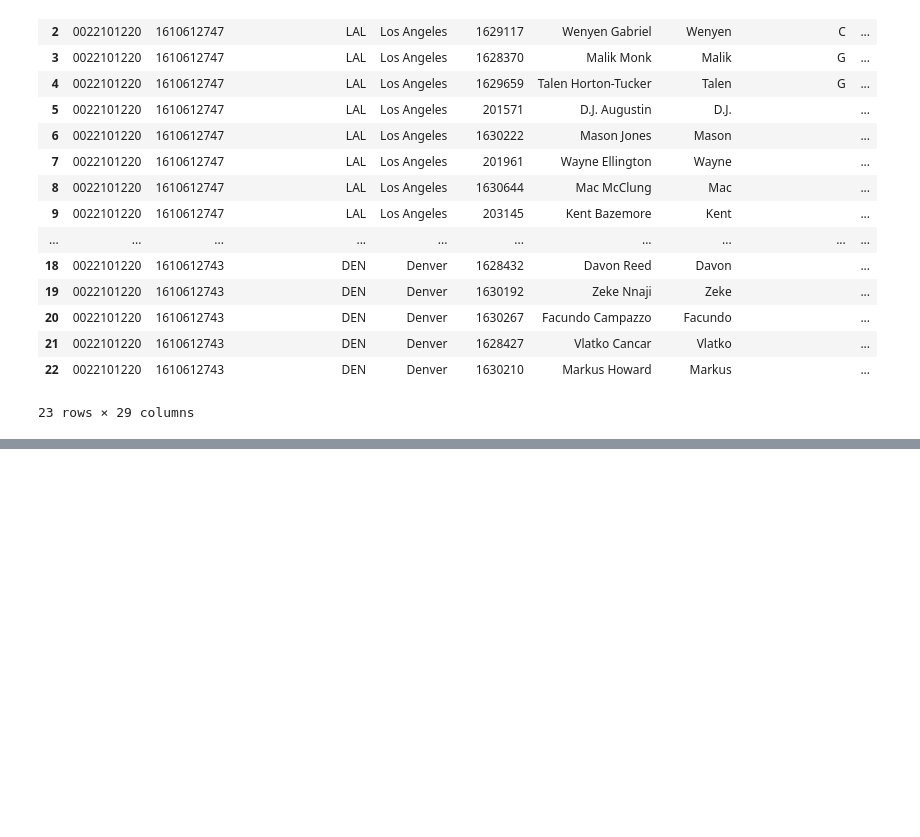
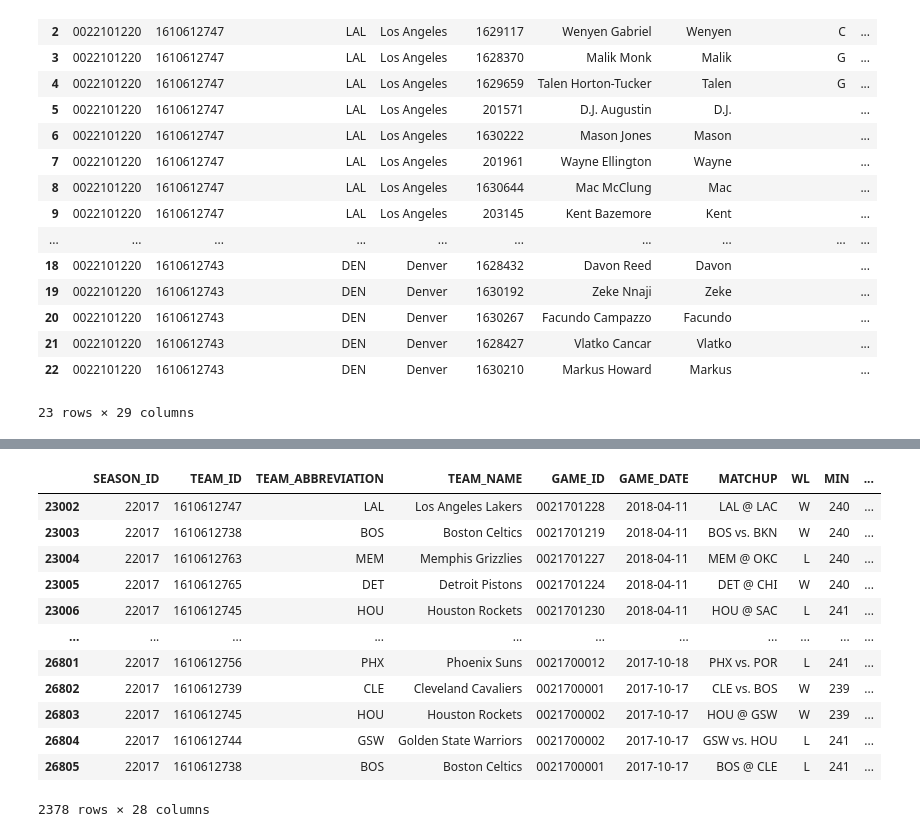
Before and after one commit to anacrusis24/NBA, a Jupyter notebook: analysis/get_data.ipynb, the cells around one changed output, grey strips where cells are left out. Saved outputs shown, nothing was run; the diff lists cells and outputs as text; code cells hidden in the pictures; blank space fills up the shorter version.

```diff
--- a/analysis/get_data.ipynb
+++ b/analysis/get_data.ipynb
@@ -17 +47,3 @@ box = boxscoretraditionalv2.BoxScoreTraditionalV2(game_id = '0022101220')
+# %%
+season_2017 = games_df[(games_df.GAME_DATE >= '2017-10-17') & (games_df.GAME_DATE <= '2018-04-11')]
 # %%
@@ -47,0 +90,16 @@ Index(['GAME_ID', 'TEAM_ID', 'TEAM_ABBREVIATION', 'TEAM_CITY', 'PLAYER_ID',
+# %%
+season_2017
+# %% [output]
+|  | SEASON_ID | TEAM_ID | TEAM_ABBREVIATION | TEAM_NAME | GAME_ID | GAME_DATE | MATCHUP | WL | MIN | ... |
+| 23002 | 22017 | 1610612747 | LAL | Los Angeles Lakers | 0021701228 | 2018-04-11 | LAL @ LAC | W | 240 | ... |
+| 23003 | 22017 | 1610612738 | BOS | Boston Celtics | 0021701219 | 2018-04-11 | BOS vs. BKN | W | 240 | ... |
+| 23004 | 22017 | 1610612763 | MEM | Memphis Grizzlies | 0021701227 | 2018-04-11 | MEM @ OKC | L | 240 | ... |
+| 23005 | 22017 | 1610612765 | DET | Detroit Pistons | 0021701224 | 2018-04-11 | DET @ CHI | W | 240 | ... |
+| 23006 | 22017 | 1610612745 | HOU | Houston Rockets | 0021701230 | 2018-04-11 | HOU @ SAC | L | 241 | ... |
+| ... | ... | ... | ... | ... | ... | ... | ... | ... | ... | ... |
+| 26801 | 22017 | 1610612756 | PHX | Phoenix Suns | 0021700012 | 2017-10-18 | PHX vs. POR | L | 241 | ... |
+| 26802 | 22017 | 1610612739 | CLE | Cleveland Cavaliers | 0021700001 | 2017-10-17 | CLE vs. BOS | W | 239 | ... |
+| 26803 | 22017 | 1610612745 | HOU | Houston Rockets | 0021700002 | 2017-10-17 | HOU @ GSW | W | 239 | ... |
+| 26804 | 22017 | 1610612744 | GSW | Golden State Warriors | 0021700002 | 2017-10-17 | GSW vs. HOU | L | 241 | ... |
+| 26805 | 22017 | 1610612738 | BOS | Boston Celtics | 0021700001 | 2017-10-17 | BOS @ CLE | L | 241 | ... |
+2378 rows × 28 columns
```
Also changed, not shown: parts of 19 cells of this notebook.
